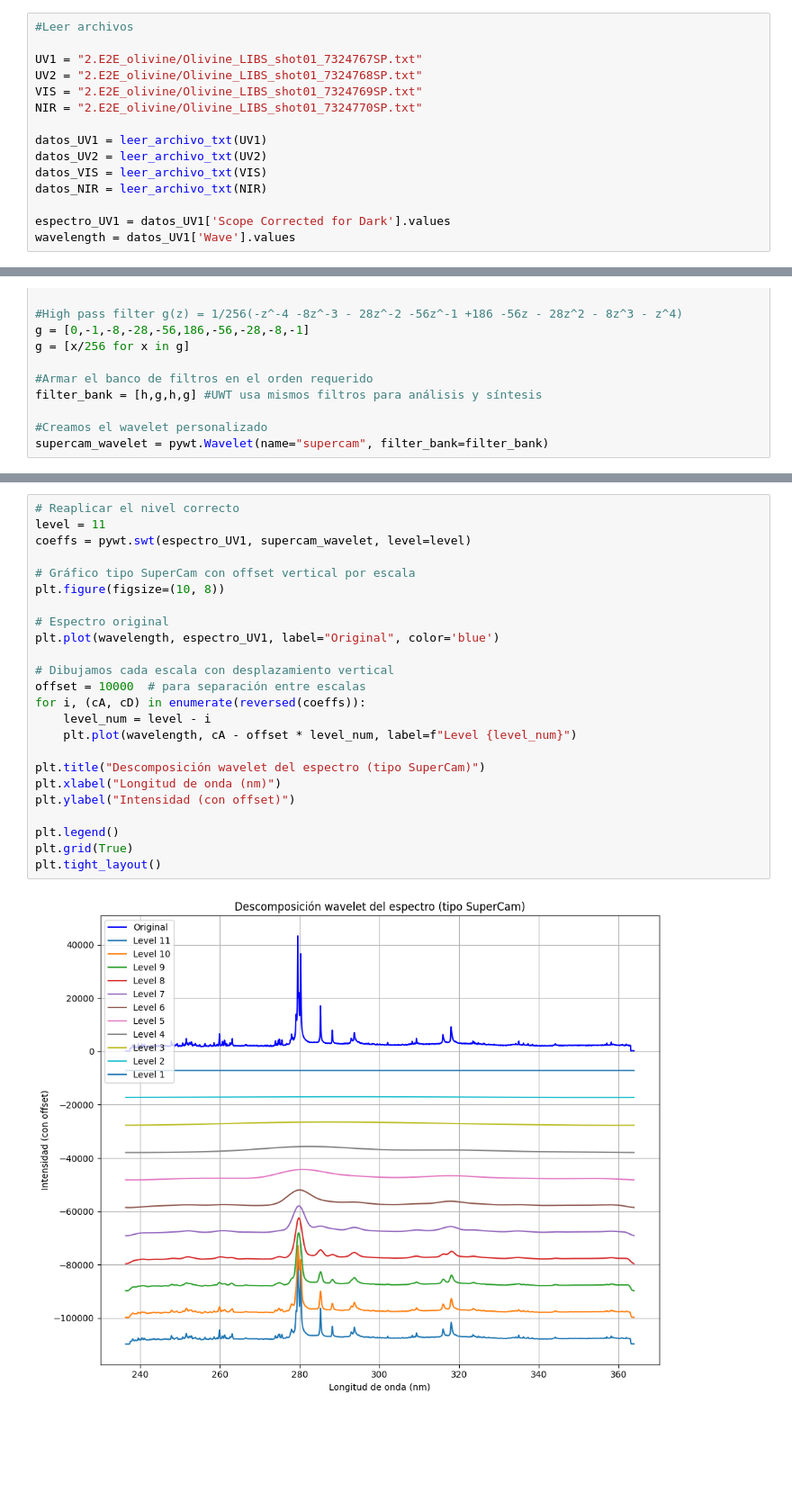
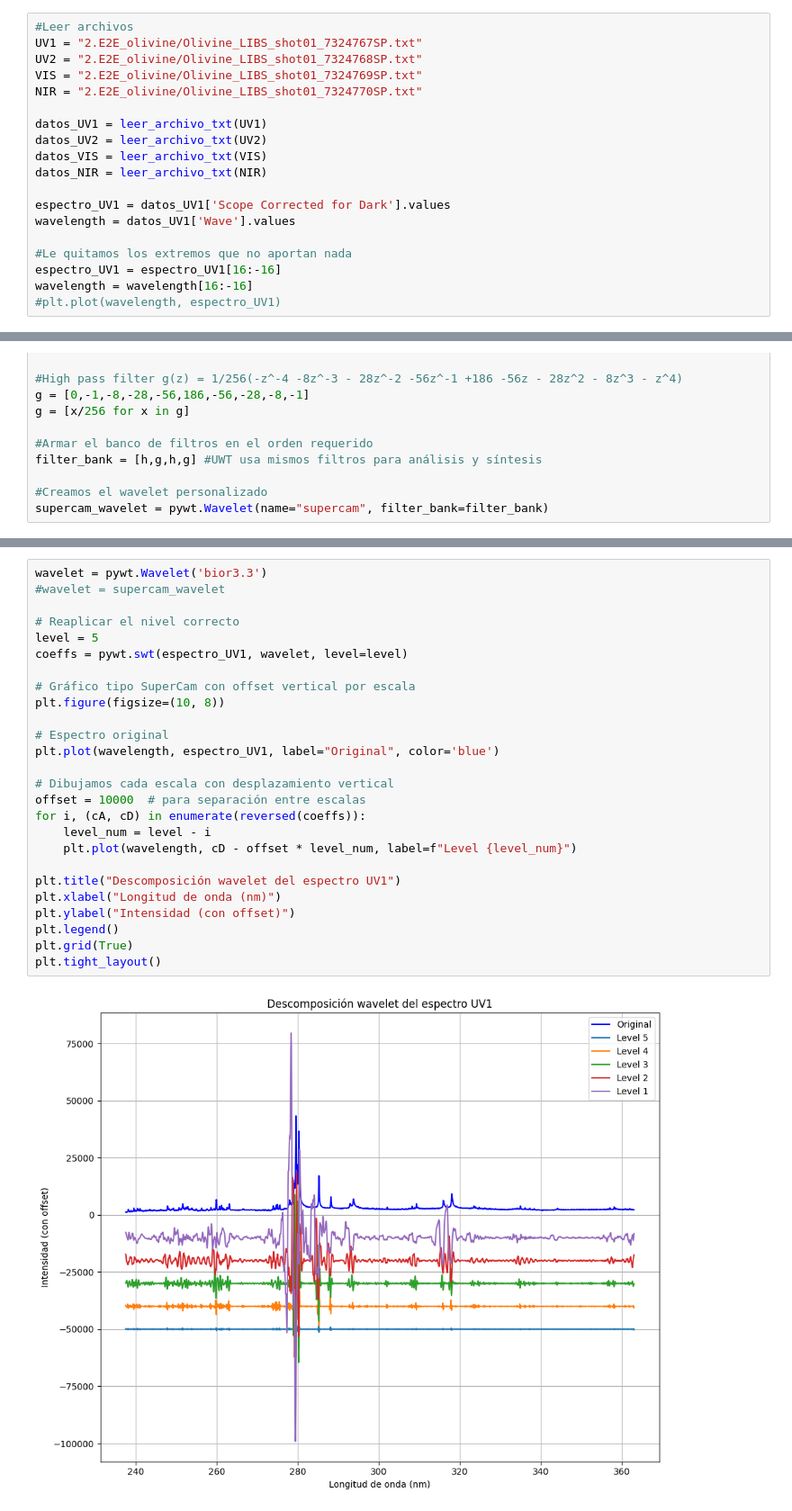
Before and after one commit to elsamoreno/LIBS_QUANTIFICATION_INTA, a Jupyter notebook: denoising_uwt.ipynb, the cells around one changed output, grey strips where cells are left out. Shown at 90% size. Cells and saved outputs as stored; diff of their text form; blank space fills up the shorter version.

```diff
--- a/denoising_uwt.ipynb
+++ b/denoising_uwt.ipynb
@@ -20,6 +46,5 @@ def leer_archivo_txt(nombre_archivo, saltar_lineas=5, delimitador=';'):
 # %%
 #Leer archivos
-
 UV1 = "2.E2E_olivine/Olivine_LIBS_shot01_7324767SP.txt"
 UV2 = "2.E2E_olivine/Olivine_LIBS_shot01_7324768SP.txt"
 VIS = "2.E2E_olivine/Olivine_LIBS_shot01_7324769SP.txt"
@@ -32,3 +57,8 @@ datos_NIR = leer_archivo_txt(NIR)
 
 espectro_UV1 = datos_UV1['Scope Corrected for Dark'].values
 wavelength = datos_UV1['Wave'].values
+
+#Le quitamos los extremos que no aportan nada
+espectro_UV1 = espectro_UV1[16:-16]
+wavelength = wavelength[16:-16]
+#plt.plot(wavelength, espectro_UV1)
@@ -57,26 +147,28 @@ supercam_wavelet = pywt.Wavelet(name="supercam", filter_bank=filter_bank)
 # %%
+wavelet = pywt.Wavelet('bior3.3')
+#wavelet = supercam_wavelet
+
 # Reaplicar el nivel correcto
-level = 11
-coeffs = pywt.swt(espectro_UV1, supercam_wavelet, level=level)
+level = 5
+coeffs = pywt.swt(espectro_UV1, wavelet, level=level)
 
 # Gráfico tipo SuperCam con offset vertical por escala
 plt.figure(figsize=(10, 8))
 
 # Espectro original
 plt.plot(wavelength, espectro_UV1, label="Original", color='blue')
 
 # Dibujamos cada escala con desplazamiento vertical
 offset = 10000  # para separación entre escalas
 for i, (cA, cD) in enumerate(reversed(coeffs)):
     level_num = level - i
-    plt.plot(wavelength, cA - offset * level_num, label=f"Level {level_num}")
+    plt.plot(wavelength, cD - offset * level_num, label=f"Level {level_num}")
 
-plt.title("Descomposición wavelet del espectro (tipo SuperCam)")
+plt.title("Descomposición wavelet del espectro UV1")
 plt.xlabel("Longitud de onda (nm)")
 plt.ylabel("Intensidad (con offset)")
-
 plt.legend()
 plt.grid(True)
 plt.tight_layout()
 # %% [output]
-[figure, old version]
+[figure, new version]
```
Also changed, not shown: parts of 21 cells of this notebook, 1 other file.
